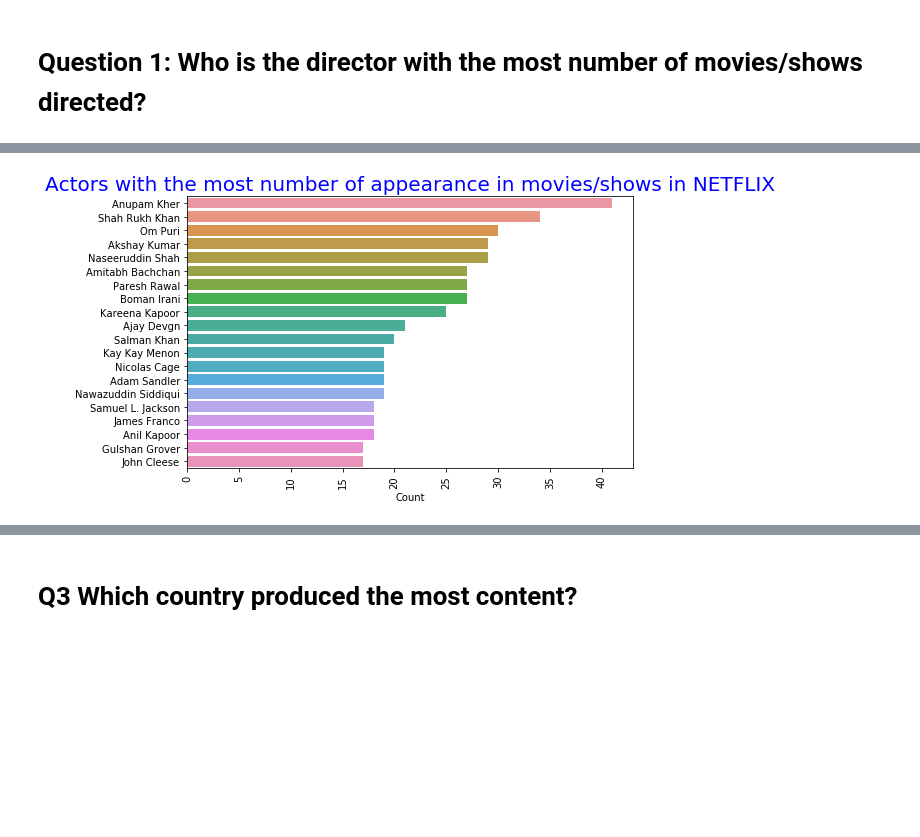
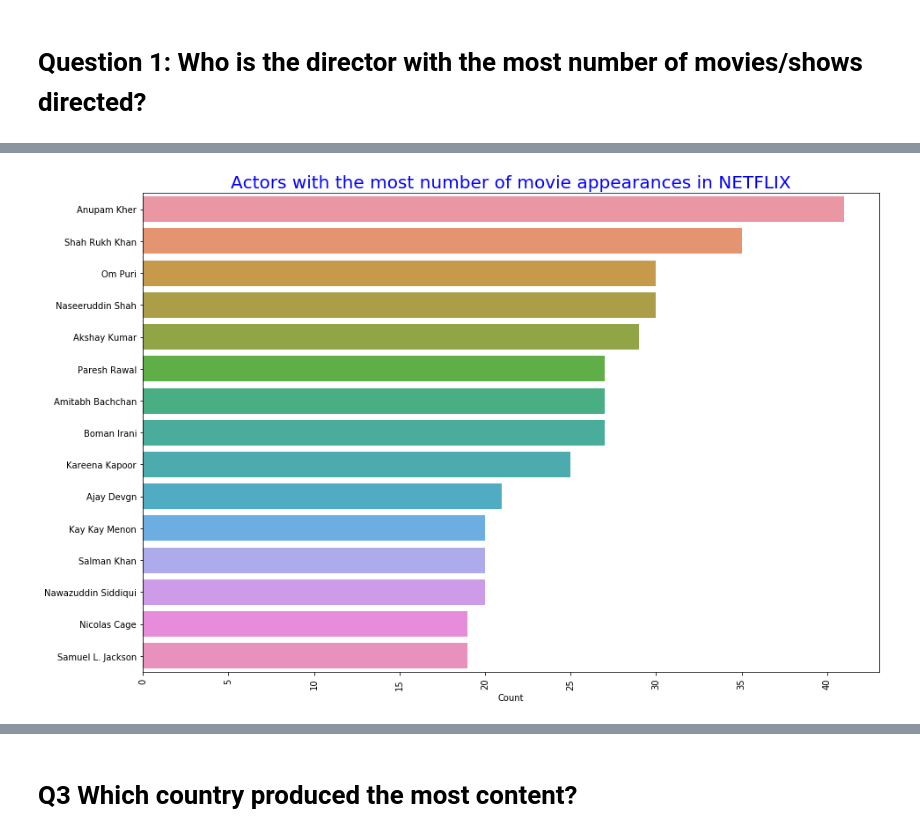
Before and after one commit to sonnygobdev/udacity, a Jupyter notebook: netflix_insights.ipynb, the cells around one changed output, grey strips where cells are left out. Saved outputs shown, nothing was run; the diff lists cells and outputs as text; code cells hidden in the pictures; blank space fills up the shorter version.

```diff
--- a/netflix_insights.ipynb
+++ b/netflix_insights.ipynb
@@ -10,15 +16,3 @@ import matplotlib.pyplot as plt
 import pandas as pd
 from collections import defaultdict
 %matplotlib inline
-# %%
-netflix_dataset = pd.read_csv("netflix_titles.csv")
-
-
-def plot_data(xaxis,yaxis,title):
-    plt.figure(figsize=(8,5))
-    sns.barplot(x=xaxis,y=yaxis)
-    plt.xticks(rotation=90)
-    plt.title(title,color = 'blue',fontsize=20)
-    plt.show()
-
-netflix_dataset.head()
@@ -41,0 +66,4 @@ dtype: object
+# %%
+#split duration to [duration_no,duration_metric] columns and convert the duration_no to numeric
+netflix_df[['duration_no','duration_metric']] = netflix_df.duration.apply(lambda x: pd.Series(str(x).split(" ")))
+netflix_df['duration_no'] = pd.to_numeric(netflix_df['duration_no'])
@@ -42,5 +74,7 @@ dtype: object
 # %%
-#drop the fields that do not have any values and will not have a big effect on the questions that we want to answer
-netflix_dataset.dropna(inplace = True)
-netflix_dataset.isnull().sum()
+#replace the country and ratings column with the mode and drop the fields that do not have any values and will not have a big effect on the questions that we want to answer
+netflix_df['rating'] = netflix_df['rating'].fillna(netflix_df['rating'].mode()[0])
+netflix_df['country'] = netflix_df['country'].fillna(netflix_df['country'].mode()[0])
+netflix_df.dropna(subset=['cast'],axis = 0,inplace = True)
+netflix_df.isnull().sum()
 # %% [output]
@@ -99,5 +107,15 @@ dtype: int64
+# %%
+title_cast_columns = ["title","cast","type"]
+title_cast_country = ["country","title","cast"]
+title_cast_dataset= netflix_df[title_cast_columns]
+title_cast_show = title_cast_dataset[title_cast_dataset['type']=='TV Show']
+title_cast_movie = title_cast_dataset[title_cast_dataset['type']=='Movie']
+country_title_cast_dataset = netflix_df[title_cast_country]
+
+top_actors_movie = pd.DataFrame.from_dict(get_top_actors_by_type(title_cast_movie),orient='index',columns=["Count"])
+top_actors_show = pd.DataFrame.from_dict(get_top_actors_by_type(title_cast_show),orient='index',columns=["Count"])
 # %%
-top_actors = top_actors.sort_values(by='Count',ascending=False)[:20]
-plot_data(top_actors.Count,top_actors.index,'Actors with the most number of appearance in movies/shows in NETFLIX')
+top_actors = top_actors_movie.sort_values(by='Count',ascending=False)[:15]
+plot_data(top_actors.Count,top_actors.index,'Actors with the most number of movie appearances in NETFLIX',"top_actors_movies.png")
 # %% [output]
-[figure, old version]
+[figure, new version]
```
Also changed, not shown: parts of 23 cells of this notebook.
